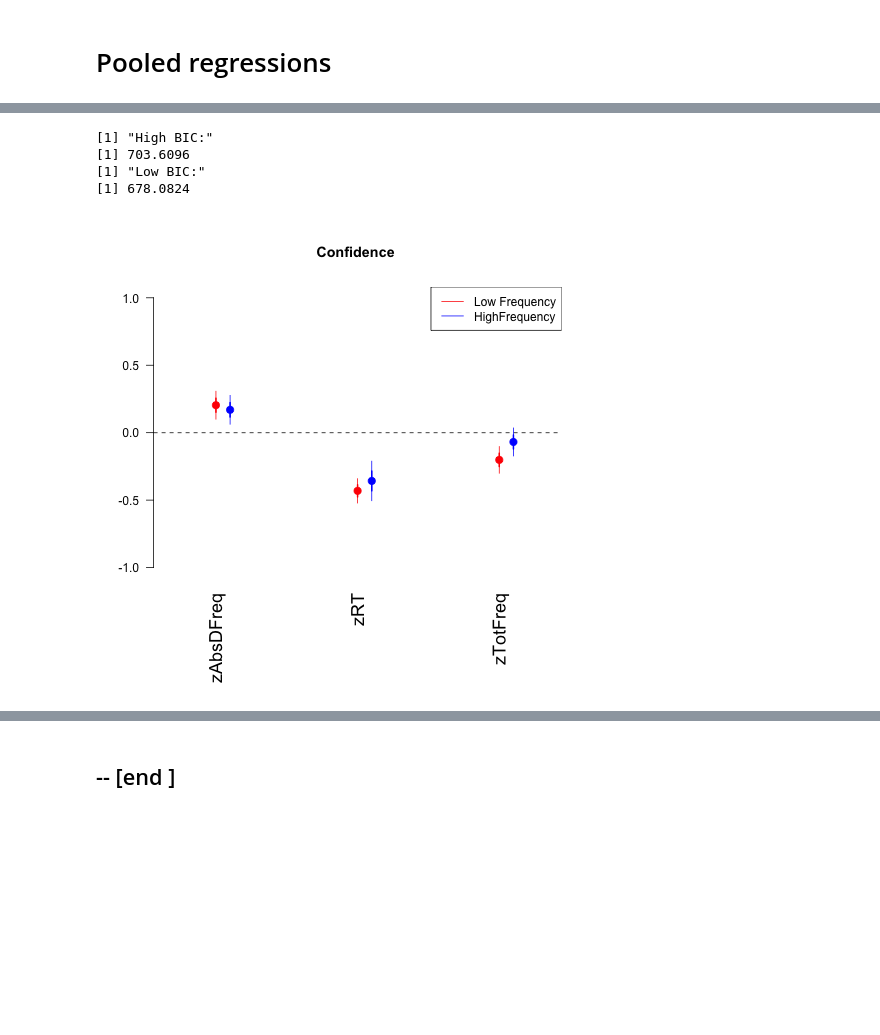
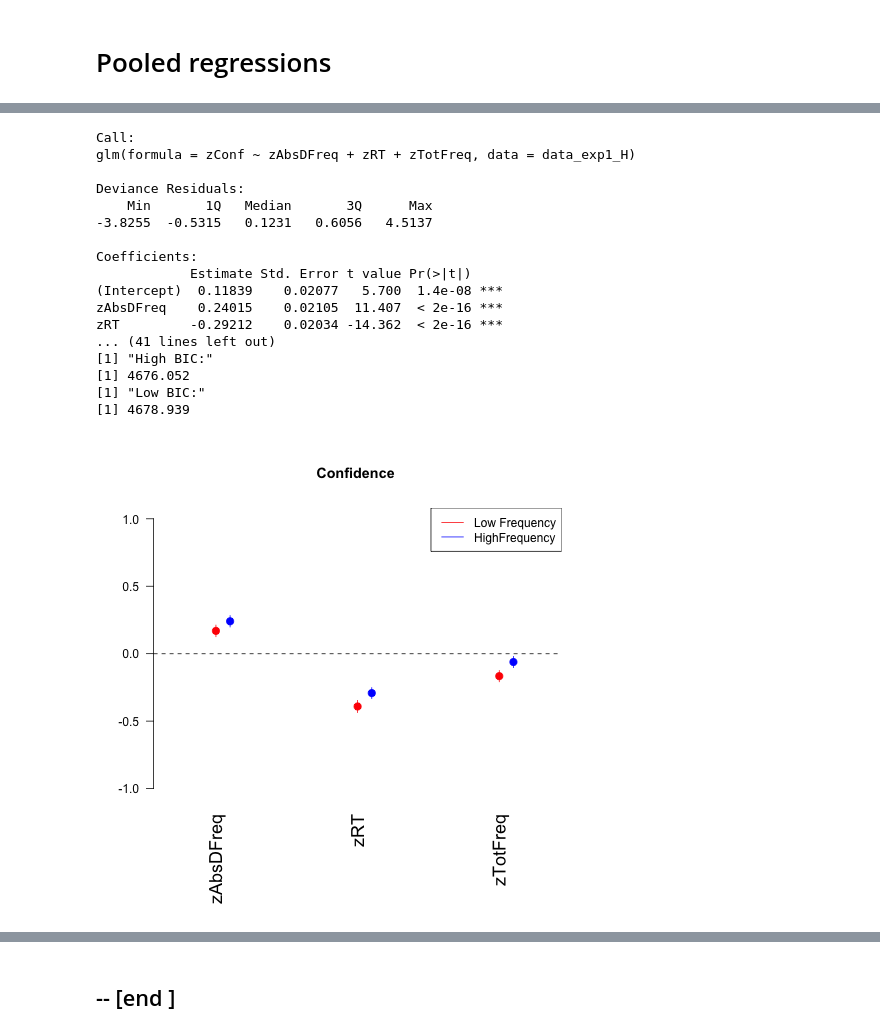
Before and after one commit to pradysepulveda/pupilPEB2021, a Jupyter notebook: Code PupilClicks/PEB2021_PupilSelect.ipynb, the cells around one changed output, grey strips where cells are left out. Cells and saved outputs as stored; diff of their text form; code cells hidden in the pictures; blank space fills up the shorter version.

```diff
--- a/Code PupilClicks/PEB2021_PupilSelect.ipynb
+++ b/Code PupilClicks/PEB2021_PupilSelect.ipynb
@@ -47,8 +82,12 @@ choiceNameFrames
 # %% [markdown]
 ## Normalize (z-score) values
 # %%
+choiceFrameAll["logRT"] = np.log(choiceFrameAll["Choice_SND1_RT"])
+
+
 choiceFrameAll["zRT"] = z_score1(choiceFrameAll,'part',"Choice_SND1_RT")
-choiceFrameAll["zConf"] = z_score1(choiceFrameAll,'part',"CONF")
+choiceFrameAll["zLogRT"] = z_score1(choiceFrameAll,'part',"logRT")
+
 
 choiceFrameAll["zConf"] = z_score1(choiceFrameAll,'part',"CONF")
 
@@ -144,0 +269,2 @@ choiceFrameAll
+# %%
+choiceFrameAll = choiceFrameAll.drop(columns = ['expcond_1','trialn_1','noisecond_1','whichfirstopt_1','noiseinl_1','noiseinr_1','freql_1','freqr_1','frame_1','key_pract'])
@@ -217,5 +364,5 @@ See the caveats in the documentation: https://pandas.pydata.org/pandas-docs/stab
 # %%
-bin_num = 6
+bin_num = 5
 choiceFrameAll['LEv_bin'] = pd.to_numeric(pd.qcut(choiceFrameAll["freql"].values, bin_num , labels=range(bin_num)))
 choiceFrameAll['REv_bin'] = pd.to_numeric(pd.qcut(choiceFrameAll["freqr"].values, bin_num , labels=range(bin_num)))
 
@@ -244,5 +391,5 @@ ax = sns.heatmap(mat_conf2D,cmap="YlGnBu")
 ax.invert_yaxis()
 plt.xlabel('LFrequency (bins)')
 plt.ylabel('RFrequency (bins)')
-plt.title('High Freq condition')
+plt.title('High Click condition')
 # %% [output]
@@ -282,2 +428,0 @@ Text(0.5, 1.0, 'Low Freq condition')
-# %%
-choiceFrameAll = choiceFrameAll.drop(columns = ['expcond_1','trialn_1','noisecond_1','whichfirstopt_1','noiseinl_1','noiseinr_1','freql_1','freqr_1','frame_1'])
@@ -333,28 +506,49 @@ legend("topright",  legend=c("Low Frequency", "High Frequency"),col=c("red", "bl
 # %%
 %%R
 title_plot = "Confidence "
 
 ModelChoiceH_1 <- glm(zConf ~  zAbsDFreq + zRT + zTotFreq  , data=data_exp1_H)
 ModelChoiceL_1 <- glm(zConf ~  zAbsDFreq + zRT + zTotFreq  , data=data_exp1_L)
 
 BIC1 = BIC(ModelChoiceH_1)
 BIC2 = BIC(ModelChoiceL_1)
 
-summary
+
+print(summary(ModelChoiceH_1))
+print(summary(ModelChoiceL_1))
+print("High BIC:")
+print(BIC1)
+print("Low BIC:")
+print(BIC2)
+
+
 print("High BIC:")
 print(BIC1)
 print("Low BIC:")
 print(BIC2)
 
 coefplot(ModelChoiceL_1,intercept=FALSE,vertical = FALSE,  col.pts="red", cex.var=1.5, cex.pts=2, mar = c(8,4,5,1) ,ylim=c(-1, 1) ,main=title_plot)
 coefplot(ModelChoiceH_1, intercept=FALSE, vertical = FALSE, add=TRUE, col.pts="blue", cex.var=1.5, cex.pts=2,mar = c(8,4,5,1))
 legend("topright",  legend=c("Low Frequency", "HighFrequency"),col=c("red", "blue"), lty=1:1, cex=1)
 # %% [output]
+Call:
+glm(formula = zConf ~ zAbsDFreq + zRT + zTotFreq, data = data_exp1_H)
+
+Deviance Residuals:
+    Min       1Q   Median       3Q      Max
+-3.8255  -0.5315   0.1231   0.6056   4.5137
+
+Coefficients:
+            Estimate Std. Error t value Pr(>|t|)
+(Intercept)  0.11839    0.02077   5.700  1.4e-08 ***
+zAbsDFreq    0.24015    0.02105  11.407  < 2e-16 ***
+zRT         -0.29212    0.02034 -14.362  < 2e-16 ***
+... (41 lines left out)
 [1] "High BIC:"
-[1] 703.6096
+[1] 4676.052
 [1] "Low BIC:"
-[1] 678.0824
+[1] 4678.939
-[figure, old version]
+[figure, new version]
 # %%
 %%R
 title_plot = "Confidence "
```
Also changed, not shown: parts of 57 cells of this notebook, 4 other files.
